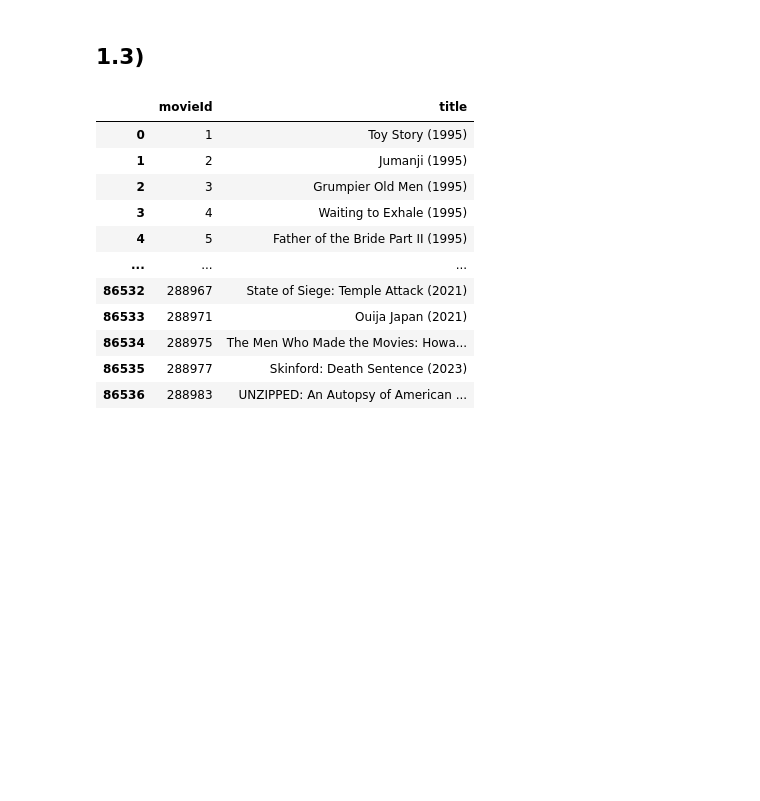
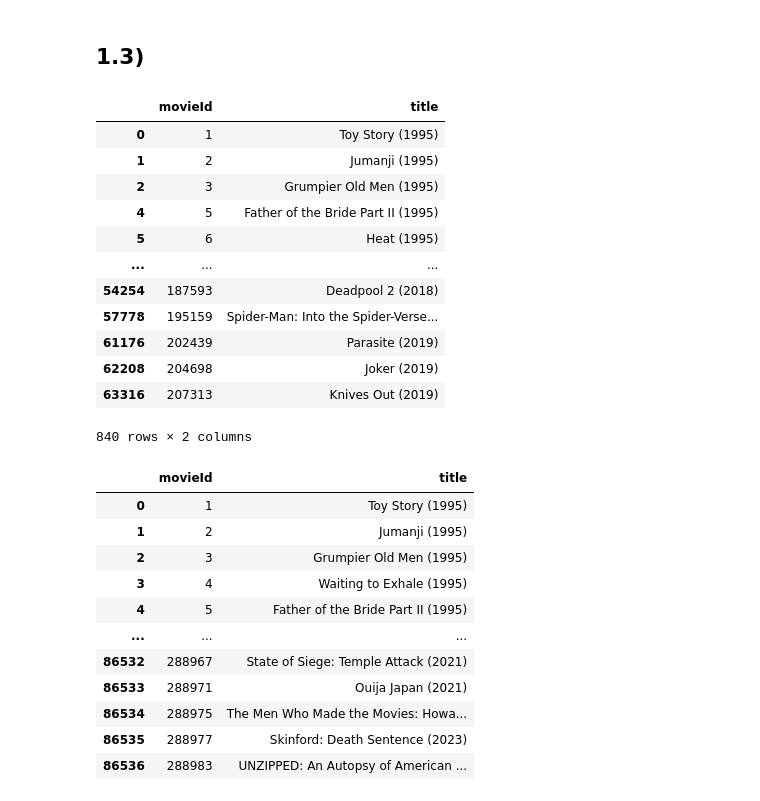
Before and after one commit to MiltonOberg/Artificial_Intelligence2-Milton-OPA23, a Jupyter notebook: Labb_1/labb_1.ipynb, the cells around one changed output. Cells and saved outputs as stored; diff of their text form; code cells hidden in the pictures; blank space fills up the shorter version.

```diff
--- a/Labb_1/labb_1.ipynb
+++ b/Labb_1/labb_1.ipynb
@@ -475,6 +490,24 @@ from sklearn.neighbors import NearestNeighbors
 model_knn= NearestNeighbors(n_neighbors= 5, algorithm= "brute", metric= "cosine")
 
 # model_knn.fit(sparse_movie_users)
+# %%
+mask= df_movies["movieId"].isin(movie_users.index)
+df_movies_filtered= df_movies.loc[mask]
+df_movies_filtered
+# %% [output]
+|  | movieId | title |
+| 0 | 1 | Toy Story (1995) |
+| 1 | 2 | Jumanji (1995) |
+| 2 | 3 | Grumpier Old Men (1995) |
+| 4 | 5 | Father of the Bride Part II (1995) |
+| 5 | 6 | Heat (1995) |
+| ... | ... | ... |
+| 54254 | 187593 | Deadpool 2 (2018) |
+| 57778 | 195159 | Spider-Man: Into the Spider-Verse... |
+| 61176 | 202439 | Parasite (2019) |
+| 62208 | 204698 | Joker (2019) |
+| 63316 | 207313 | Knives Out (2019) |
+840 rows × 2 columns
 # %%
 df_movies
 # %% [output]
```
Also changed, not shown: parts of 21 cells of this notebook.
